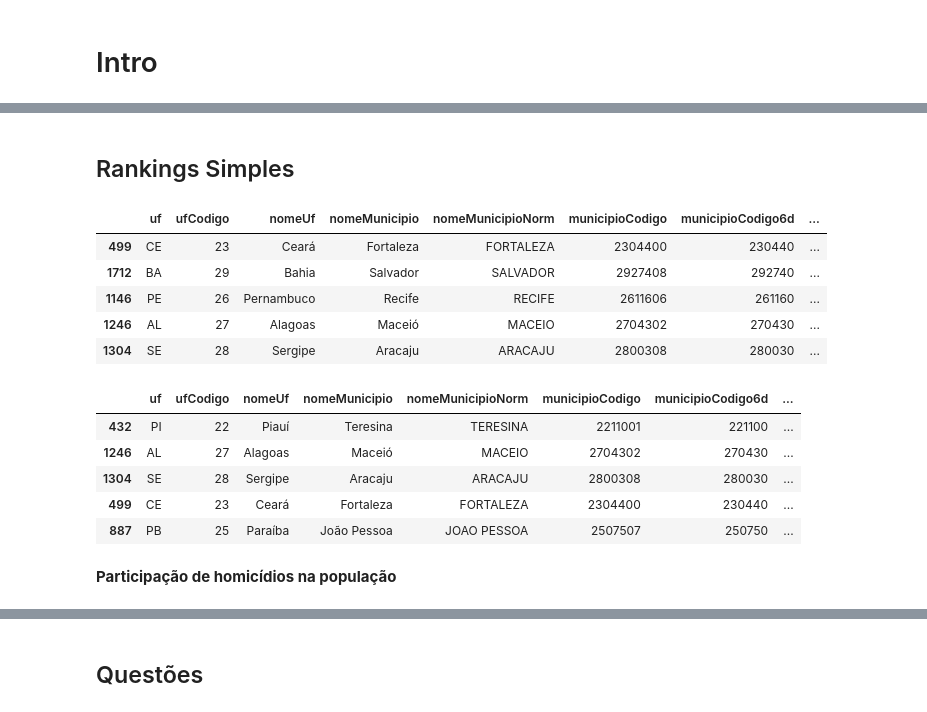
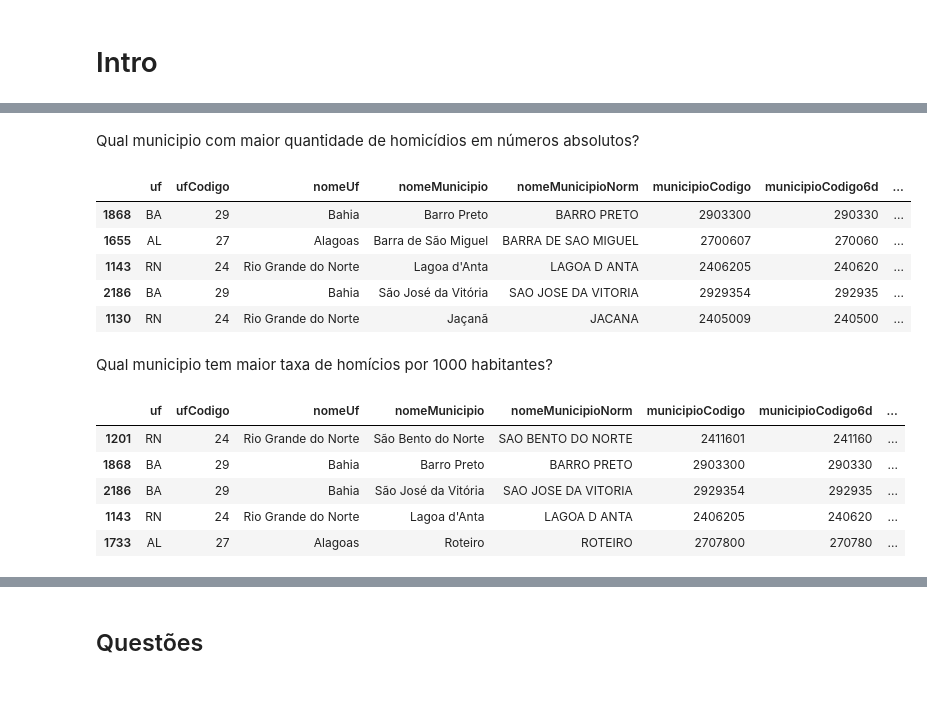
Before and after one commit to dunfrey/BCG-GAMMA-Challenge-2021, a Jupyter notebook: notebooks/2_data_understanding (1.3.1).ipynb, the cells around one changed output, grey strips where cells are left out. Saved outputs shown, nothing was run; the diff lists cells and outputs as text; code cells hidden in the pictures.

```diff
--- a/notebooks/2_data_understanding (1.3.1).ipynb
+++ b/notebooks/2_data_understanding (1.3.1).ipynb
@@ -32,6 +54,5 @@ UFS = ['AL', 'BA', 'CE', 'MA', 'PB', 'PE', 'PI', 'RN', 'SE']
 # %%
-municipio = pd.read_parquet('../data/handled/ibge_municipio.parquet')
-municipio = municipio[(municipio['uf'].isin(UFS))]
+municipio_features_slice = pd.read_parquet('../data/handled/municipio_features_slice.parquet')
 
-inspect(municipio);
+inspect(municipio_features_slice);
 # %% [output]
@@ -252,22 +69,22 @@ columns: ['uf', 'ufCodigo', 'nomeUf', 'nomeMunicipio', 'nomeMunicipioNorm', 'mun
-# %% [markdown]
-## Rankings Simples
+# %% [markdown]
+Qual municipio com maior quantidade de homicídios em números absolutos?
 # %%
-municipio_features.sort_values(by='qtHomicidios', ascending=False).head(5)
+municipio_features_slice.sort_values(by='qtHomicidios', ascending=False).head(5)
 # %% [output]
 |  | uf | ufCodigo | nomeUf | nomeMunicipio | nomeMunicipioNorm | municipioCodigo | municipioCodigo6d | ... |
-| 499 | CE | 23 | Ceará | Fortaleza | FORTALEZA | 2304400 | 230440 | ... |
-| 1712 | BA | 29 | Bahia | Salvador | SALVADOR | 2927408 | 292740 | ... |
-| 1146 | PE | 26 | Pernambuco | Recife | RECIFE | 2611606 | 261160 | ... |
-| 1246 | AL | 27 | Alagoas | Maceió | MACEIO | 2704302 | 270430 | ... |
-| 1304 | SE | 28 | Sergipe | Aracaju | ARACAJU | 2800308 | 280030 | ... |
+| 1868 | BA | 29 | Bahia | Barro Preto | BARRO PRETO | 2903300 | 290330 | ... |
+| 1655 | AL | 27 | Alagoas | Barra de São Miguel | BARRA DE SAO MIGUEL | 2700607 | 270060 | ... |
+| 1143 | RN | 24 | Rio Grande do Norte | Lagoa d'Anta | LAGOA D ANTA | 2406205 | 240620 | ... |
+| 2186 | BA | 29 | Bahia | São José da Vitória | SAO JOSE DA VITORIA | 2929354 | 292935 | ... |
+| 1130 | RN | 24 | Rio Grande do Norte | Jaçanã | JACANA | 2405009 | 240500 | ... |
+# %% [markdown]
+Qual municipio tem maior taxa de homícios por 1000 habitantes?
 # %%
-municipio_features.sort_values(by='part_homicidios_uf', ascending=False).head(5)
+municipio_features_slice.sort_values(by='part_homicidios_populacao1k', ascending=False).head(5)
 # %% [output]
 |  | uf | ufCodigo | nomeUf | nomeMunicipio | nomeMunicipioNorm | municipioCodigo | municipioCodigo6d | ... |
-| 432 | PI | 22 | Piauí | Teresina | TERESINA | 2211001 | 221100 | ... |
-| 1246 | AL | 27 | Alagoas | Maceió | MACEIO | 2704302 | 270430 | ... |
-| 1304 | SE | 28 | Sergipe | Aracaju | ARACAJU | 2800308 | 280030 | ... |
-| 499 | CE | 23 | Ceará | Fortaleza | FORTALEZA | 2304400 | 230440 | ... |
-| 887 | PB | 25 | Paraíba | João Pessoa | JOAO PESSOA | 2507507 | 250750 | ... |
+| 1201 | RN | 24 | Rio Grande do Norte | São Bento do Norte | SAO BENTO DO NORTE | 2411601 | 241160 | ... |
+| 1868 | BA | 29 | Bahia | Barro Preto | BARRO PRETO | 2903300 | 290330 | ... |
+| 2186 | BA | 29 | Bahia | São José da Vitória | SAO JOSE DA VITORIA | 2929354 | 292935 | ... |
+| 1143 | RN | 24 | Rio Grande do Norte | Lagoa d'Anta | LAGOA D ANTA | 2406205 | 240620 | ... |
+| 1733 | AL | 27 | Alagoas | Roteiro | ROTEIRO | 2707800 | 270780 | ... |
-# %% [markdown]
-**Participação de homicídios na população**
```
Also changed, not shown: parts of 56 cells of this notebook, 5 other files.
